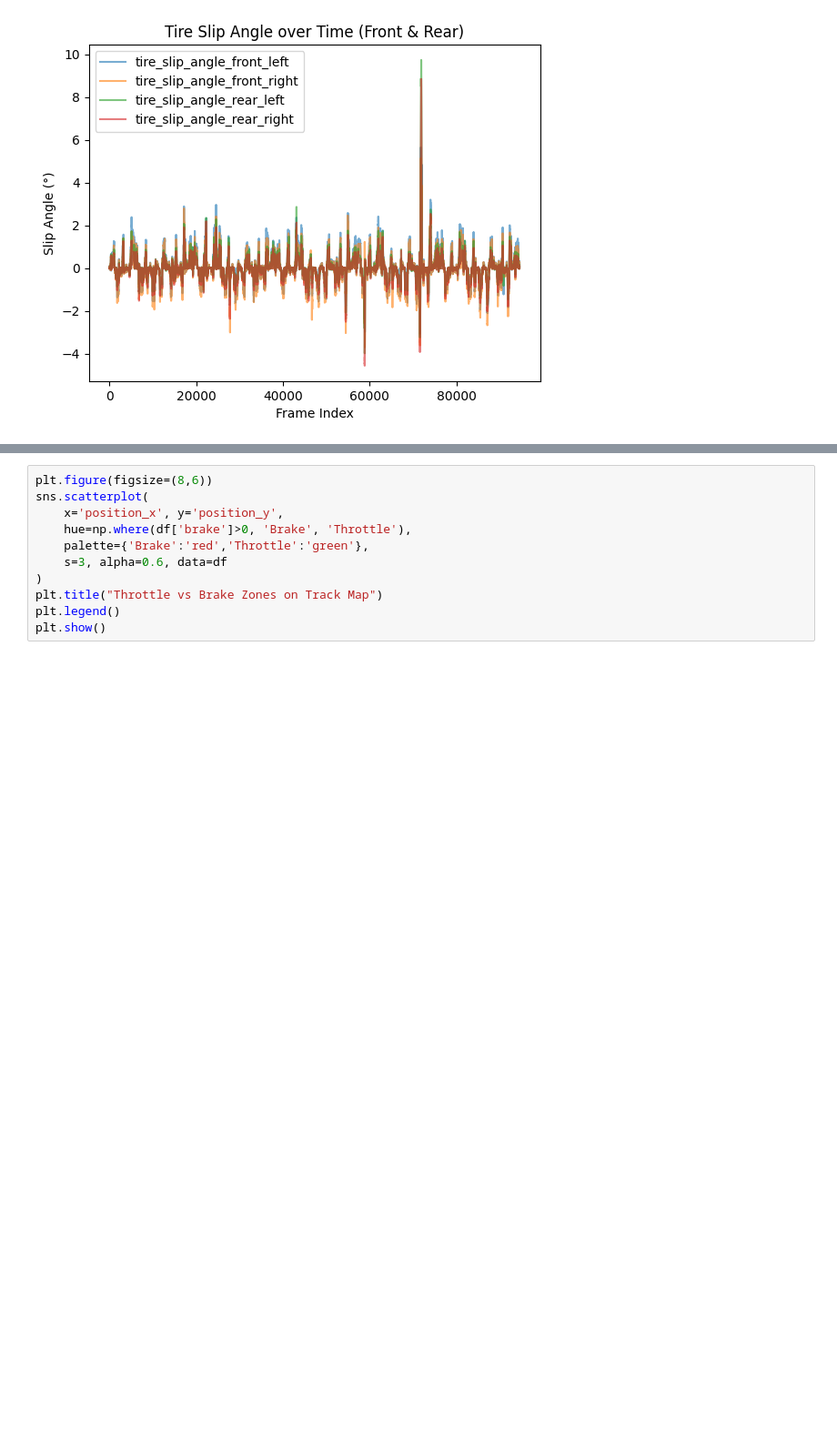
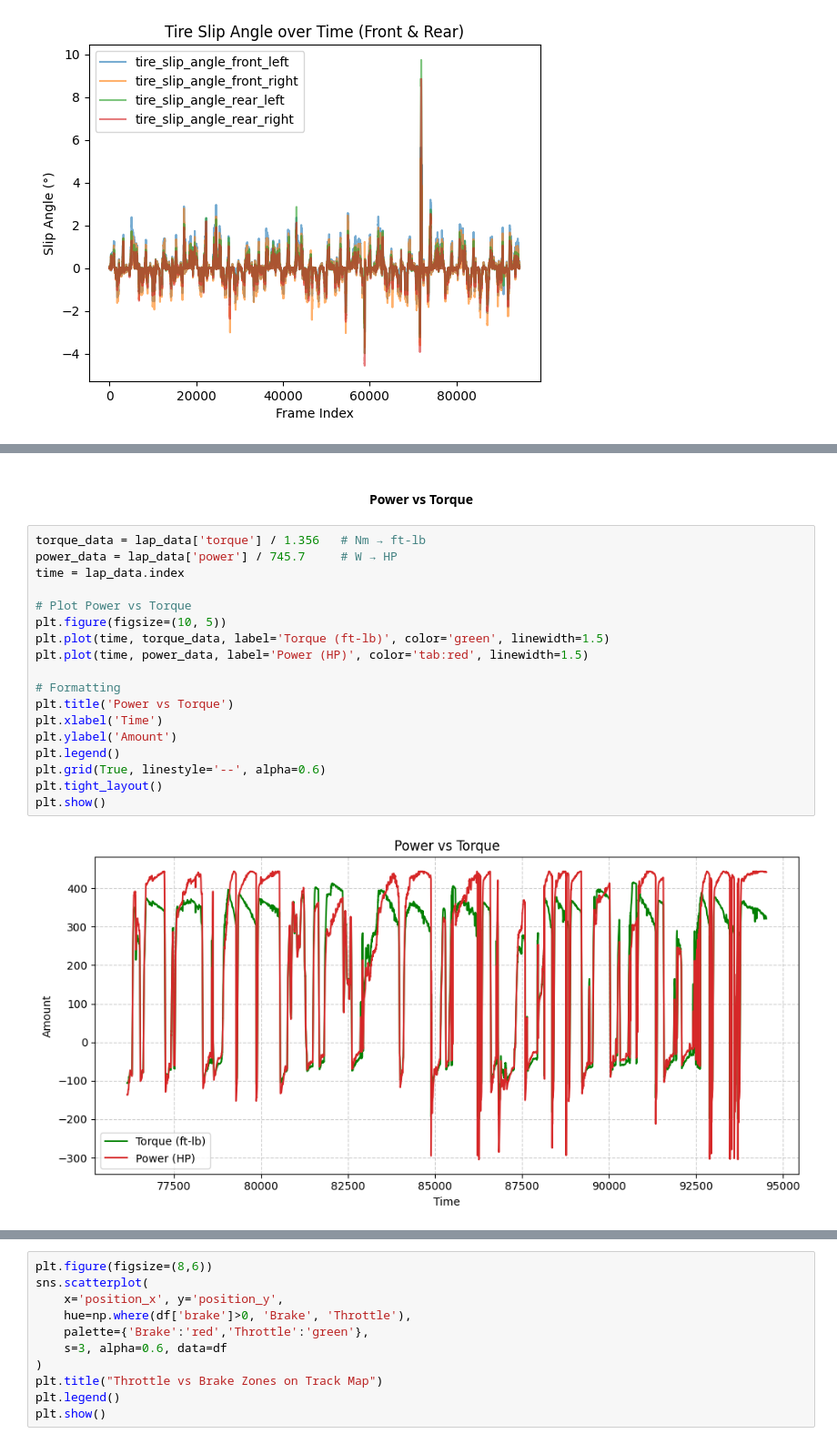
Before and after one commit to nasim-raj-laskar/Race-Telemetry, a Jupyter notebook: research/EDA.ipynb, the cells around one changed output, grey strips where cells are left out. Shown at 91% size. Drawn from its saved outputs; the diff is of its cells as text; blank space fills up the shorter version.

```diff
--- a/research/EDA.ipynb
+++ b/research/EDA.ipynb
@@ -190,0 +218,22 @@ Passing `palette` without assigning `hue` is deprecated and will be removed in v
+# %% [markdown]
+<h4 align="center">Power vs Torque</h4>
+# %%
+torque_data = lap_data['torque'] / 1.356   # Nm → ft-lb
+power_data = lap_data['power'] / 745.7     # W → HP
+time = lap_data.index
+
+# Plot Power vs Torque
+plt.figure(figsize=(10, 5))
+plt.plot(time, torque_data, label='Torque (ft-lb)', color='green', linewidth=1.5)
+plt.plot(time, power_data, label='Power (HP)', color='tab:red', linewidth=1.5)
+
+# Formatting
+plt.title('Power vs Torque')
+plt.xlabel('Time')
+plt.ylabel('Amount')
+plt.legend()
+plt.grid(True, linestyle='--', alpha=0.6)
+plt.tight_layout()
+plt.show()
+# %% [output]
+[figure, added]
```
Also changed, not shown: parts of 33 cells of this notebook, 14 other files.
